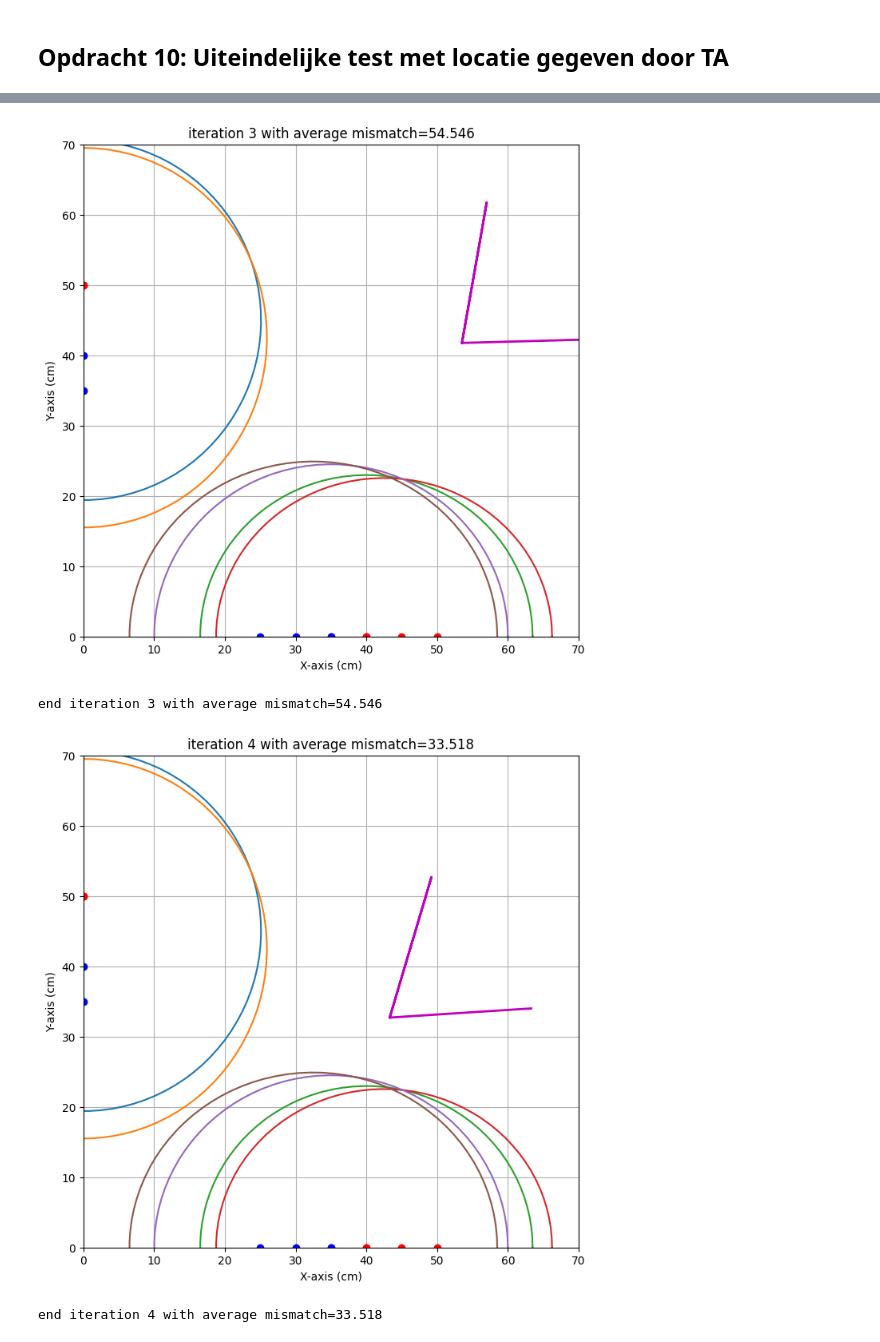
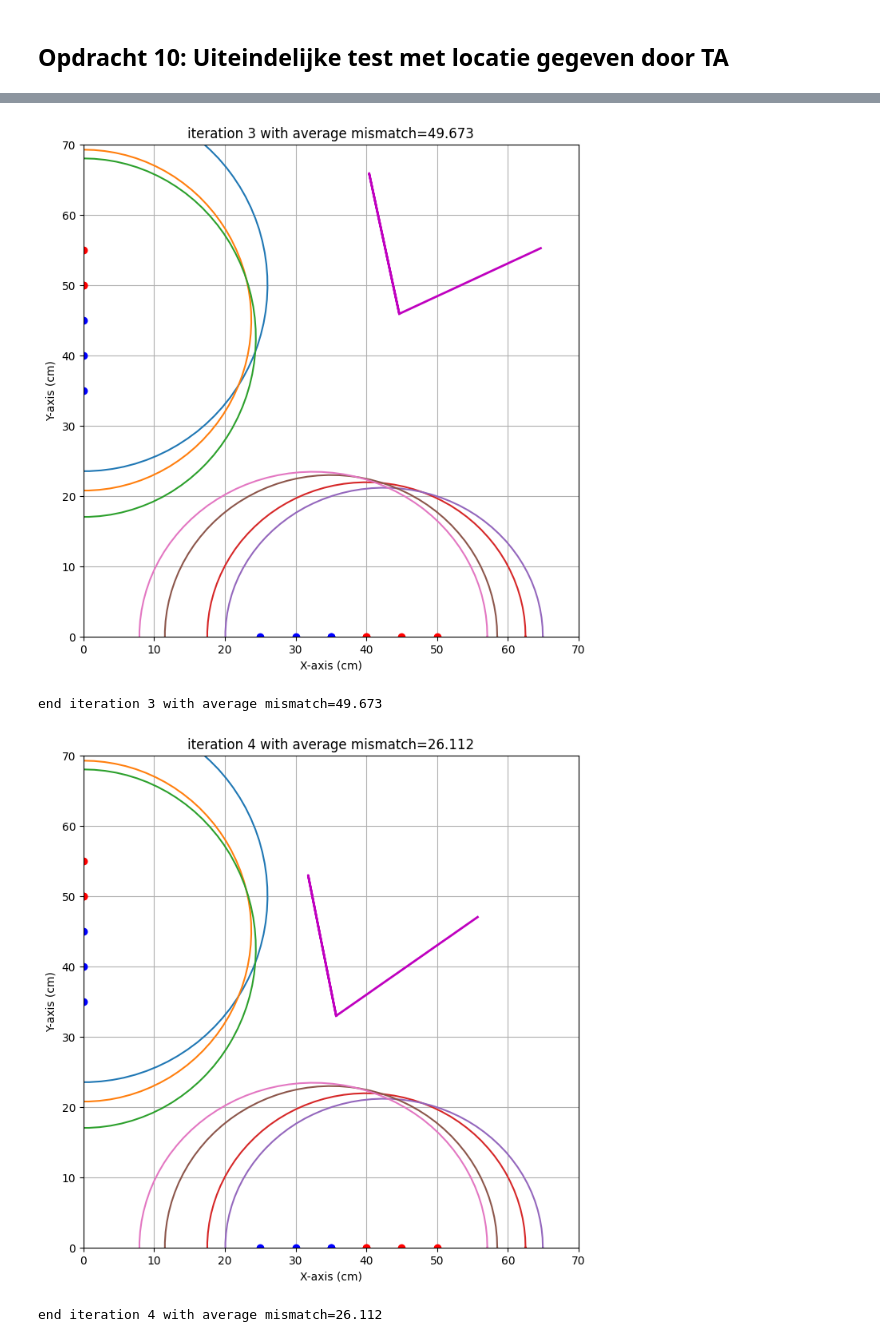
Before and after one commit to sjiemen/DEF_opdrachten_fork, a Jupyter notebook: FysiekeOntwerpopdrachten/4OntwerpEenAlgoritmeEchoAkoestisch/DEFOntwerpopdracht4AlgoritmeInvulTemplate.ipynb, the cells around one changed output, grey strips where cells are left out. Saved outputs shown, nothing was run; the diff lists cells and outputs as text; code cells hidden in the pictures.

```diff
--- a/FysiekeOntwerpopdrachten/4OntwerpEenAlgoritmeEchoAkoestisch/DEFOntwerpopdracht4AlgoritmeInvulTemplate.ipynb
+++ b/FysiekeOntwerpopdrachten/4OntwerpEenAlgoritmeEchoAkoestisch/DEFOntwerpopdracht4AlgoritmeInvulTemplate.ipynb
@@ -363,8 +351,8 @@ end iteration 5 with average mismatch= 6.485
 # Vul onderstaande in met jullie locaties van het reflecterende papier gegeven
 # door jullie TA
 targets = {'test locatie':{
-                    'x0': 26 ,
-                    'y0': 24.8 ,
+                    'x0': 25.6 ,
+                    'y0': 26.2 ,
                     'alpha' : -15 ,
                     'beta' :  -2
                           }
@@ -377,14 +365,23 @@ dataFinalCheck ={'test locatie' :  pd.DataFrame(columns=["xs", "ys", "xr", "yr",
                     # [0,70,0,60,ongeldig],
                     # [0,55,0,45,56],
                     # [0,60,0,45,ongeldig],
-                    [0,50,0,40,51.2],
-                    [0,50,0,35,54],
-                    #[60,0,50,0,ongeldig],
-                    [45,0,35,0,47],
-                    [50,0,35,0,47.5],
-                    [40,0,30,0,50],
-                    [40,0,25,0,52],
-                    # zelf aanvullen
+                    # [0,50,0,40,51.2],
+                    # [0,50,0,35,54],
+                    # [60,0,50,0,ongeldig],
+                    # [45,0,35,0,47],
+                    # [50,0,35,0,47.5],
+                    # [40,0,30,0,50],
+                    # [40,0,25,0,52],
+                    # tweede metingen:
+                    # [0,70,0,60,ongeldig],
+                    [0,55,0,45,53],
+                    [0,50,0,40,48.5],
+                    [0,50,0,35,51],
+                    # [60,0,50,0,ongeldig],
+                    [45,0,35,0,45],
+                    [50,0,35,0,44.9],
+                    [40,0,30,0,47],
+                    [40,0,25,0,49.2],
                     ])
                 }
 
@@ -435,4 +433,4 @@ end iteration 2 with average mismatch=72.495
-[figure, old version]
+[figure, new version]
-end iteration 3 with average mismatch=54.546
+end iteration 3 with average mismatch=49.673
-[figure, old version]
+[figure, new version]
-end iteration 4 with average mismatch=33.518
+end iteration 4 with average mismatch=26.112
```
Also changed, not shown: parts of 7 cells of this notebook, 1 other file.
